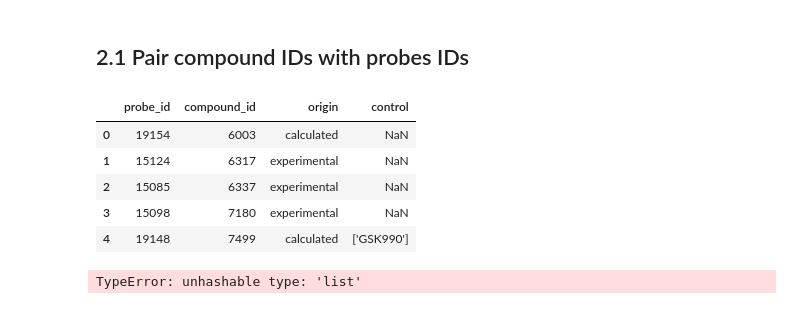
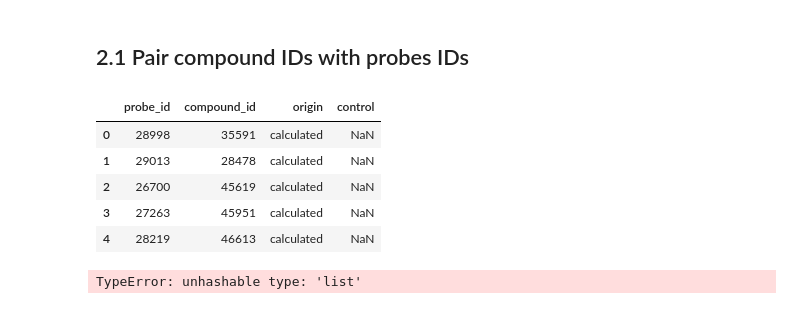
Before and after one commit to ireneisdoomed/random_notebooks, a Jupyter notebook: probes-drugs/Exploration-Probes.ipynb, the cells around one changed output. Cells and saved outputs as stored; diff of their text form; code cells hidden in the pictures.

```diff
--- a/probes-drugs/Exploration-Probes.ipynb
+++ b/probes-drugs/Exploration-Probes.ipynb
@@ -60,21 +60,21 @@ compound2compoundset.head()
 # %%
 probes = (
     pd.read_csv(
-        "/Users/irene/Documents/dev/random_notebooks/probes-drugs/dump/public.probe.csv",
-        sep=";",
+        "csv_dumps/3/probe.csv",
+        sep=",",
         header=0,
         usecols=['probeid', 'compound_id', 'control', 'origin_id'],
         dtype={'probeid':'int64', 'control':'category'})
     .rename(columns={'probeid':'probe_id', 'origin_id':'origin'})
 )
 probes.head(5)
 # %% [output]
 |  | probe_id | compound_id | origin | control |
-| 0 | 19154 | 6003 | calculated | NaN |
-| 1 | 15124 | 6317 | experimental | NaN |
-| 2 | 15085 | 6337 | experimental | NaN |
-| 3 | 15098 | 7180 | experimental | NaN |
-| 4 | 19148 | 7499 | calculated | ['GSK990'] |
+| 0 | 28998 | 35591 | calculated | NaN |
+| 1 | 29013 | 28478 | calculated | NaN |
+| 2 | 26700 | 45619 | calculated | NaN |
+| 3 | 27263 | 45951 | calculated | NaN |
+| 4 | 28219 | 46613 | calculated | NaN |
 # %%
 # Controls are read as strings
 def str_to_list(X):
```
Also changed, not shown: parts of 25 cells of this notebook, 7 other files.
